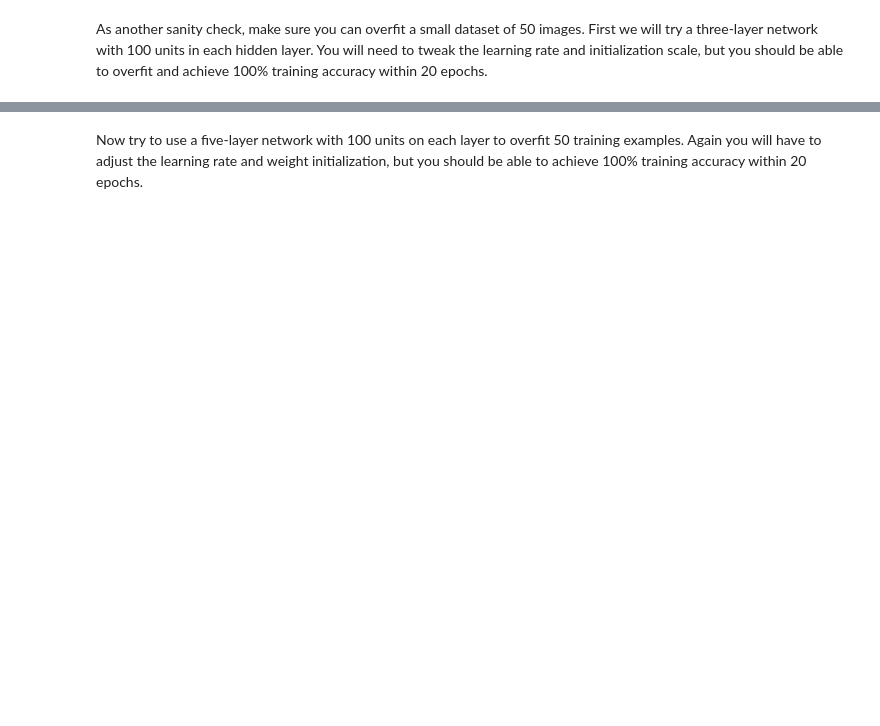
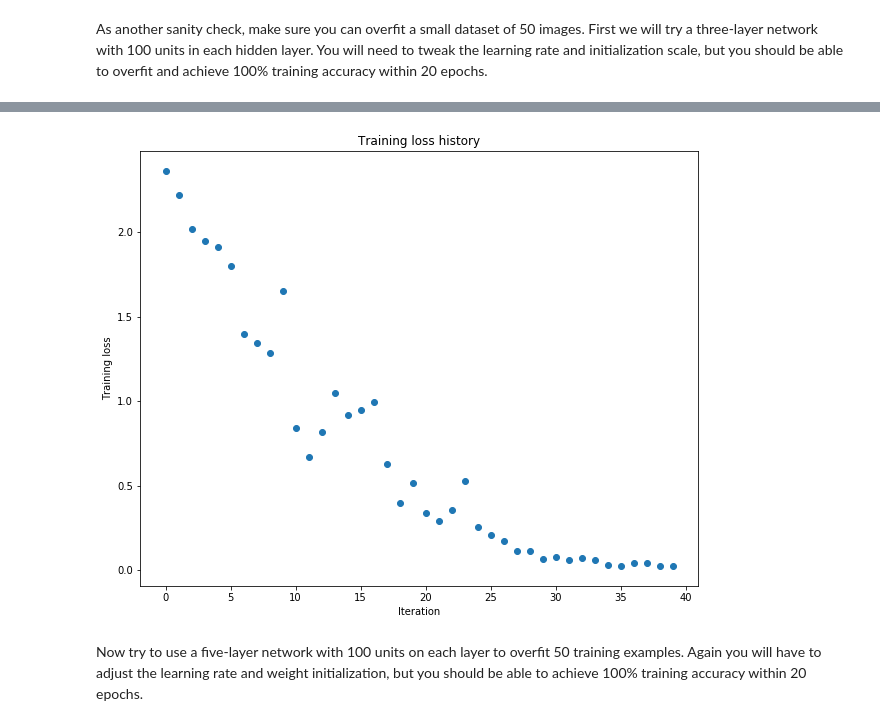
Before and after one commit to Libardo1/cs231n-convolutional-neural-networks-stanford-spring-2017, a Jupyter notebook: src/assignment2/FullyConnectedNets.ipynb, the cells around one changed output, grey strips where cells are left out. Cells and saved outputs as stored; diff of their text form; code cells hidden in the pictures; blank space fills up the shorter version.

```diff
--- a/src/assignment2/FullyConnectedNets.ipynb
+++ b/src/assignment2/FullyConnectedNets.ipynb
@@ -415,7 +432,7 @@ small_data = {
 }
 
 weight_scale = 1e-2
-learning_rate = 1e-4
+learning_rate = 1e-2
 model = FullyConnectedNet([100, 100],
               weight_scale=weight_scale, dtype=np.float64)
 solver = Solver(model, small_data,
@@ -432,3 +449,4 @@ plt.title('Training loss history')
 plt.xlabel('Iteration')
 plt.ylabel('Training loss')
 plt.show()
+# %% [output]
@@ -435,3 +470,4 @@ plt.show()
+[figure, added]
 # %% [markdown]
 Now try to use a five-layer network with 100 units on each layer to overfit 50 training examples. Again you will have to adjust the learning rate and weight initialization, but you should be able to achieve 100% training accuracy within 20 epochs.
 # %%
```
Also changed, not shown: parts of 12 cells of this notebook, 2 other files.
